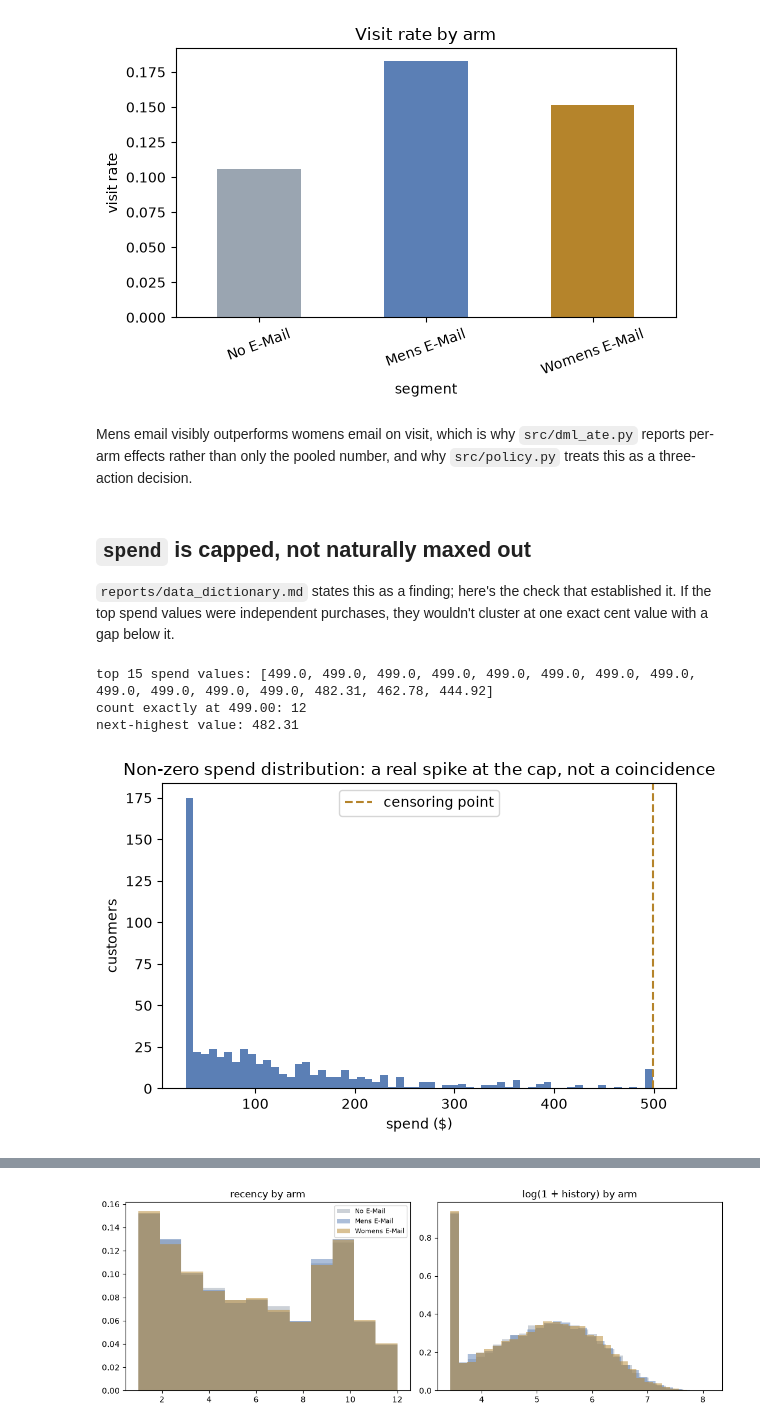
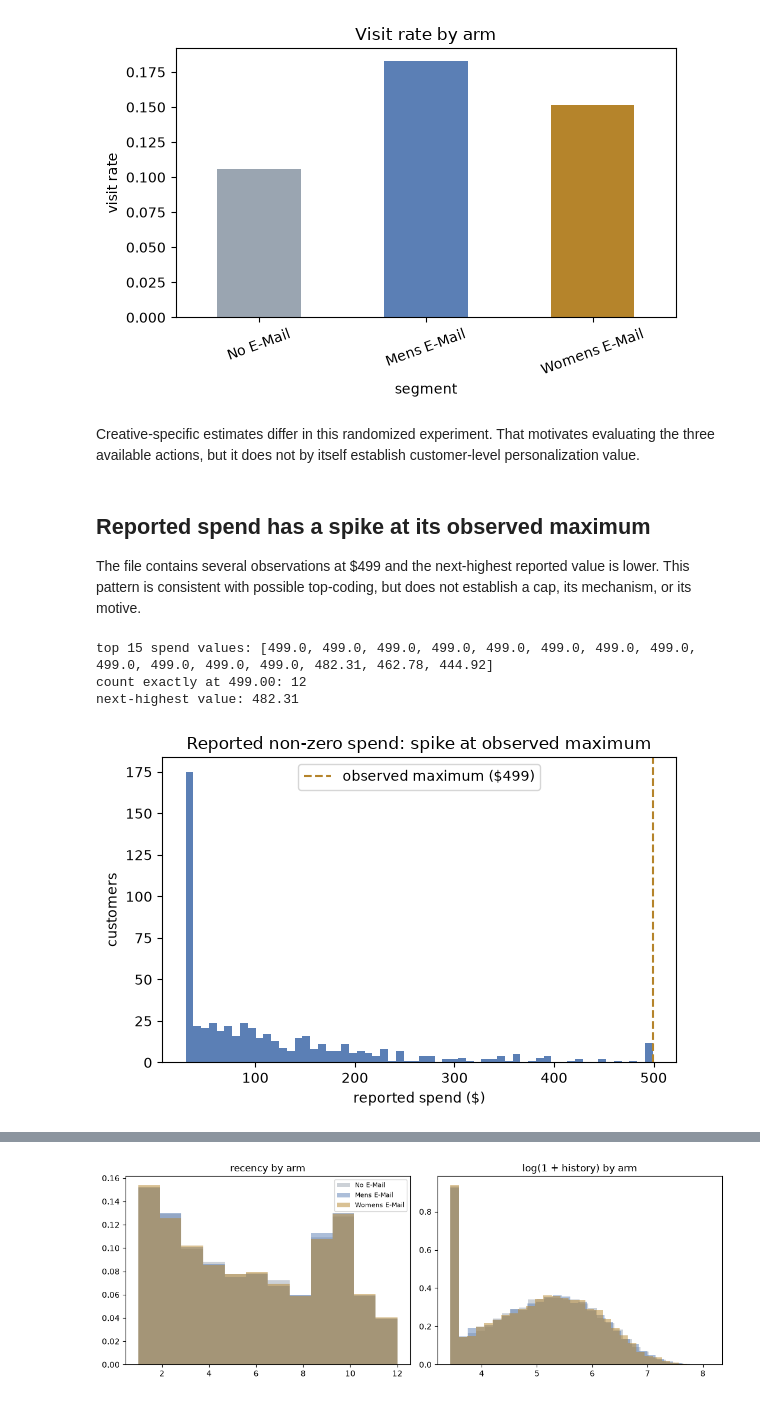
Before and after one commit to Aakashanil67/causal-ml-uplift, a Jupyter notebook: notebooks/01_exploration.ipynb, the cells around one changed output, grey strips where cells are left out. Drawn from its saved outputs; the diff is of its cells as text; code cells hidden in the pictures.

```diff
--- a/notebooks/01_exploration.ipynb
+++ b/notebooks/01_exploration.ipynb
@@ -54,11 +54,11 @@ fig.tight_layout()
 # %% [output]
 [figure]
 # %% [markdown]
-Mens email visibly outperforms womens email on visit, which is why `src/dml_ate.py` reports per-arm effects rather than only the pooled number, and why `src/policy.py` treats this as a three-action decision.
+Creative-specific estimates differ in this randomized experiment. That motivates evaluating the three available actions, but it does not by itself establish customer-level personalization value.
 # %% [markdown]
-## `spend` is capped, not naturally maxed out
+## Reported spend has a spike at its observed maximum
 
-`reports/data_dictionary.md` states this as a finding; here's the check that established it. If the top spend values were independent purchases, they wouldn't cluster at one exact cent value with a gap below it.
+The file contains several observations at $499 and the next-highest reported value is lower. This pattern is consistent with possible top-coding, but does not establish a cap, its mechanism, or its motive.
 # %%
 nonzero = df[df["spend"] > 0]["spend"].sort_values(ascending=False)
 print("top 15 spend values:", nonzero.head(15).tolist())
@@ -71,12 +71,12 @@ next-highest value: 482.31
 # %%
 fig, ax = plt.subplots(figsize=(6, 4))
 ax.hist(nonzero, bins=60, color="#5b7fb5")
-ax.axvline(499.0, color="#b5842b", linestyle="--", label="censoring point")
-ax.set_xlabel("spend ($)")
+ax.axvline(499.0, color="#b5842b", linestyle="--", label="observed maximum ($499)")
+ax.set_xlabel("reported spend ($)")
 ax.set_ylabel("customers")
-ax.set_title("Non-zero spend distribution: a real spike at the cap, not a coincidence")
+ax.set_title("Reported non-zero spend: spike at observed maximum")
 ax.legend()
 fig.tight_layout()
 # %% [output]
-[figure, old version]
+[figure, new version]
 # %% [markdown]
```
Also changed, not shown: parts of 7 cells of this notebook, 23 other files.
